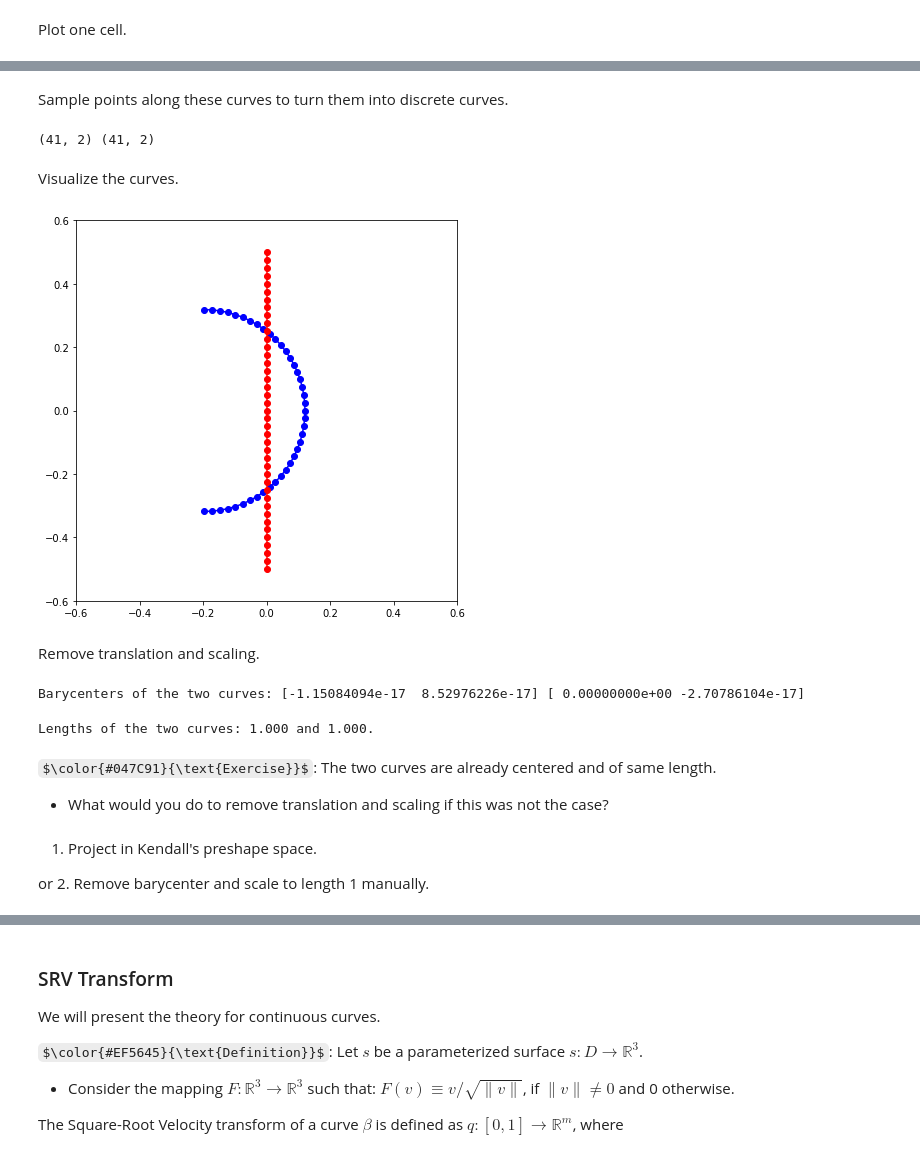
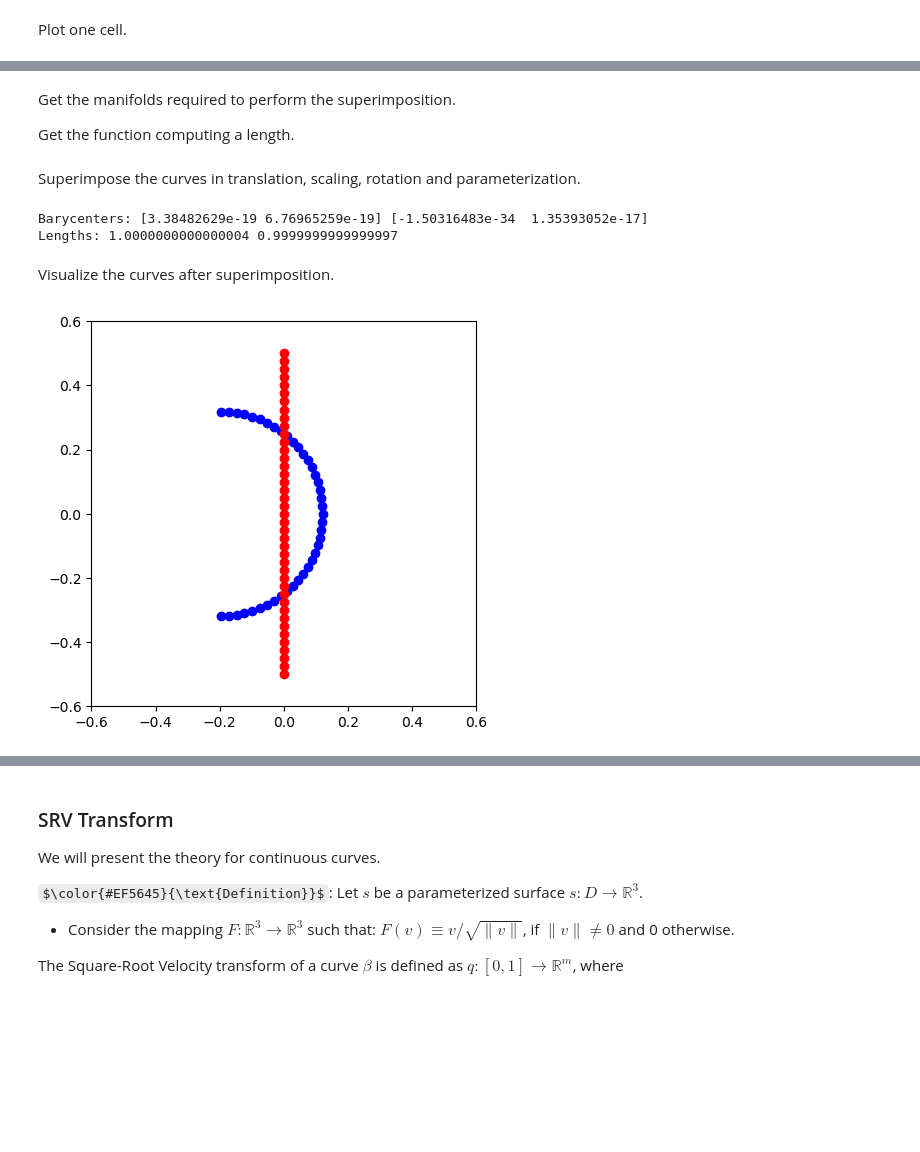
Before and after one commit to geometric-intelligence/ece594n, a Jupyter notebook: lectures/02_b_curves.ipynb, the cells around one changed output, grey strips where cells are left out. Drawn from its saved outputs; the diff is of its cells as text; code cells hidden in the pictures; some formulas as TeX source; blank space fills up the shorter version.

```diff
--- a/lectures/02_b_curves.ipynb
+++ b/lectures/02_b_curves.ipynb
@@ -223,10 +227,12 @@ Create two parameterized curves in the 2D Euclidean plane $\mathbb{R}^2$.
 from geomstats.geometry.euclidean import Euclidean
 from geomstats.geometry.discrete_curves import DiscreteCurves
 
-r2 = Euclidean(dim=2)
-curves_r2 = DiscreteCurves(ambient_manifold=r2)
+r2 = Euclidean(dim=2); curves_r2 = DiscreteCurves(ambient_manifold=r2)
 
 parametrized_curve_a = lambda x: np.transpose(
     np.array([1 + 2 * np.sin(np.pi * x), 3 + 2 * np.cos(np.pi * x)]) / (2*np.pi))
 parametrized_curve_b = lambda x: np.transpose(
     np.array([5 * np.ones(len(x)), 4 * (1 - x) + 1]) / 4)
+k_sampling_points = 41; sampling_points = np.linspace(0.0, 1.0, k_sampling_points)
+curve_a = parametrized_curve_a(sampling_points)
+curve_b = parametrized_curve_b(sampling_points)
@@ -233,42 +248,43 @@ parametrized_curve_b = lambda x: np.transpose(
 # %% [markdown]
-Sample points along these curves to turn them into discrete curves.
+Get the manifolds required to perform the superimposition.
+
+Get the function computing a length.
 # %%
 import numpy as np
 import matplotlib.pyplot as plt
+from geomstats.geometry.pre_shape import PreShapeSpace
+from geomstats.geometry.discrete_curves import SRVShapeBundle
 
-n_sampling_points = 41
-sampling_points = np.linspace(0.0, 1.0, n_sampling_points)
-curve_a0 = parametrized_curve_a(sampling_points); curve_a = curve_a0 - np.mean(curve_a0, axis=0)
-curve_b0 = parametrized_curve_b(sampling_points); curve_b = curve_b0 - np.mean(curve_b0, axis=0)
-print(curve_a.shape, curve_b.shape)
+preshape = PreShapeSpace(m_ambient=2, k_landmarks=k_sampling_points)
+shape_bundle = SRVShapeBundle(ambient_manifold=r2, k_sampling_points=k_sampling_points)
+
+def curve_length(curve):
+    return sum([
+        np.linalg.norm(curve[l+1] - curve[l])
+        for l in range(0, k_sampling_points-1)
+               ])
-# %% [output]
-(41, 2) (41, 2)
+# %% [markdown]
+Superimpose the curves in translation, scaling, rotation and parameterization.
+# %%
+# Translation
+curve_a = preshape.projection(curve_a); curve_b = preshape.projection(curve_b)
+print("Barycenters:", np.mean(curve_a, axis=0), np.mean(curve_b, axis=0))
+# Scaling
+curve_a = 1 / curve_length(curve_a) * curve_a; curve_b = 1 / curve_length(curve_b) * preshape.projection(curve_b)
+print("Lengths:", curve_length(curve_a), curve_length(curve_b))
+# Rotation
+curve_b = preshape.align(curve_b, base_point=curve_a)
+# Parameterization
+# curve_b = shape_bundle.align(curve_b, base_point=curve_a)
+# %% [output]
+Barycenters: [3.38482629e-19 6.76965259e-19] [-1.50316483e-34  1.35393052e-17]
+Lengths: 1.0000000000000004 0.9999999999999997
 # %% [markdown]
-Visualize the curves.
+Visualize the curves after superimposition.
 # %%
-fig, ax = plt.subplots(1, 1, figsize=(7, 7))
+fig, ax = plt.subplots(1, 1, figsize=(5, 5))
 ax.plot(curve_a[:, 0], curve_a[:, 1], "o-b")
 ax.plot(curve_b[:, 0], curve_b[:, 1], "o-r")
 ax.set_aspect('equal'); ax.set_ylim((-0.6, 0.6)); ax.set_xlim((-0.6, 0.6));
 # %% [output]
-[figure, old version]
+[figure, new version]
-# %% [markdown]
-Remove translation and scaling.
-# %%
-bar_a = np.mean(curve_a, axis=0); bar_b = np.mean(curve_b, axis=0)
-print("Barycenters of the two curves:", bar_a, bar_b)
-# %% [output]
-Barycenters of the two curves: [-1.15084094e-17  8.52976226e-17] [ 0.00000000e+00 -2.70786104e-17]
-# %%
-len_a = sum([np.linalg.norm(curve_a[i] - curve_a[i-1]) for i in range(1, n_sampling_points)])
-len_b = sum([np.linalg.norm(curve_b[i] - curve_b[i-1]) for i in range(1, n_sampling_points)])
-print(f"Lengths of the two curves: {len_a:.3f} and {len_b:.3f}.")
-# %% [output]
-Lengths of the two curves: 1.000 and 1.000.
-# %% [markdown]
-$\color{#047C91}{\text{Exercise}}$: The two curves are already centered and of same length.
-- What would you do to remove translation and scaling if this was not the case?
-# %% [markdown]
-1. Project in Kendall's preshape space.
-
-or 2. Remove barycenter and scale to length 1 manually.
```
Also changed, not shown: parts of 55 cells of this notebook, 2 other files.
